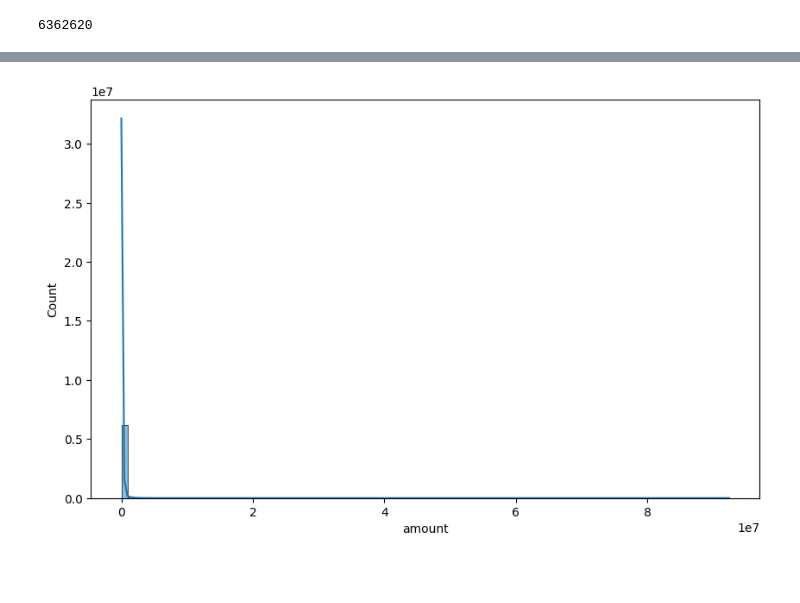
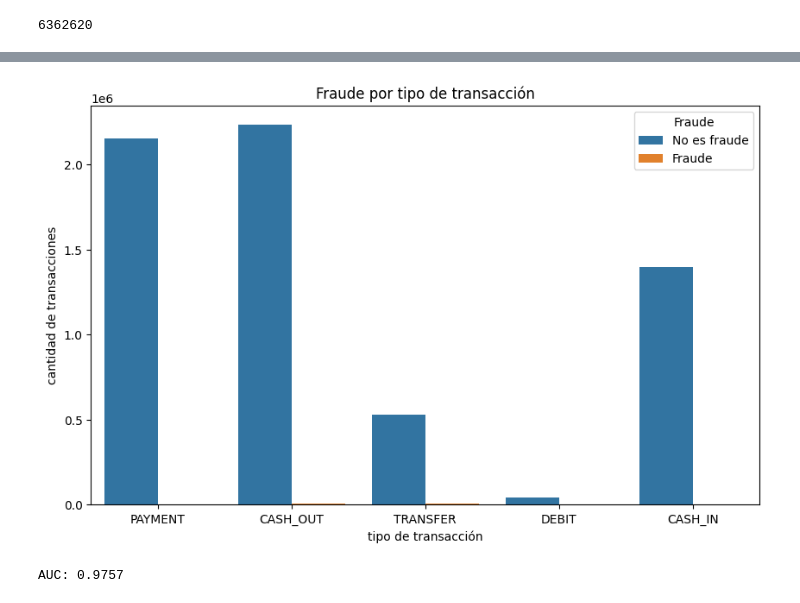
Before and after one commit to Branlut/fraud-detection, a Jupyter notebook: fraud.ipynb, the cells around one changed output, grey strips where cells are left out. Cells and saved outputs as stored; diff of their text form; code cells hidden in the pictures; blank space fills up the shorter version.

```diff
--- a/fraud.ipynb
+++ b/fraud.ipynb
@@ -103,9 +128,31 @@ df_pandas.head()
-# %%
-plt.figure(figsize=(10, 6))
-sns.histplot(x=df_pandas['amount'],bins=100, kde=True)
-
-plt.show()
-# %% [output]
-[figure, removed]
+# %%
+plt.figure(figsize=(10,6))
+ax=sns.barplot(data=fraud_by_type,x='type',y='count(Type)',hue='isFraud')
+plt.title('Fraude por tipo de transacción')
+plt.xlabel('tipo de transacción')
+plt.ylabel('cantidad de transacciones')
+handles, labels = ax.get_legend_handles_labels()
+new_labels = ["No es fraude", "Fraude"]
+plt.legend(handles=handles[:], labels=new_labels, title="Fraude")
+plt.show()
+# %% [output]
+[figure, added]
+# %%
+assembler = VectorAssembler(inputCols=["amount", "oldbalanceOrg", "newbalanceOrig", "oldbalanceDest", "newbalanceDest"], outputCol="features")
+train_df, test_df = df.randomSplit([0.8, 0.2], seed=42)
+
+rf = RandomForestClassifier(labelCol="isFraud", featuresCol="features", numTrees=50,seed=42)
+
+pipeline = Pipeline(stages=[assembler, rf])
+
+model = pipeline.fit(train_df)
+predictions = model.transform(test_df)
+
+# 5. Evaluar AUC
+evaluator = BinaryClassificationEvaluator(labelCol="isFraud", metricName="areaUnderROC")
+auc = evaluator.evaluate(predictions)
+print(f"AUC: {auc:.4f}")
+# %% [output]
+AUC: 0.9757
 # %%
 spark.stop()
```
Also changed, not shown: parts of 9 cells of this notebook.
